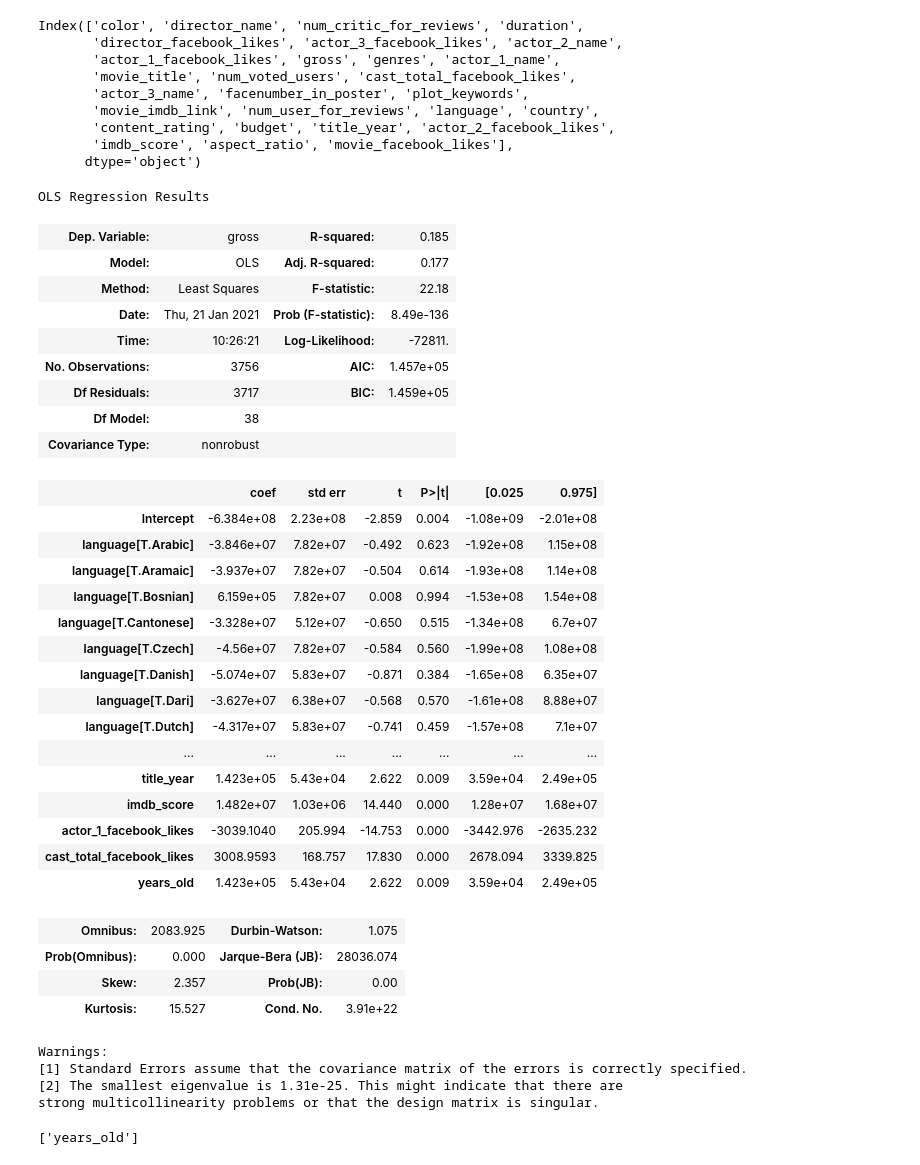
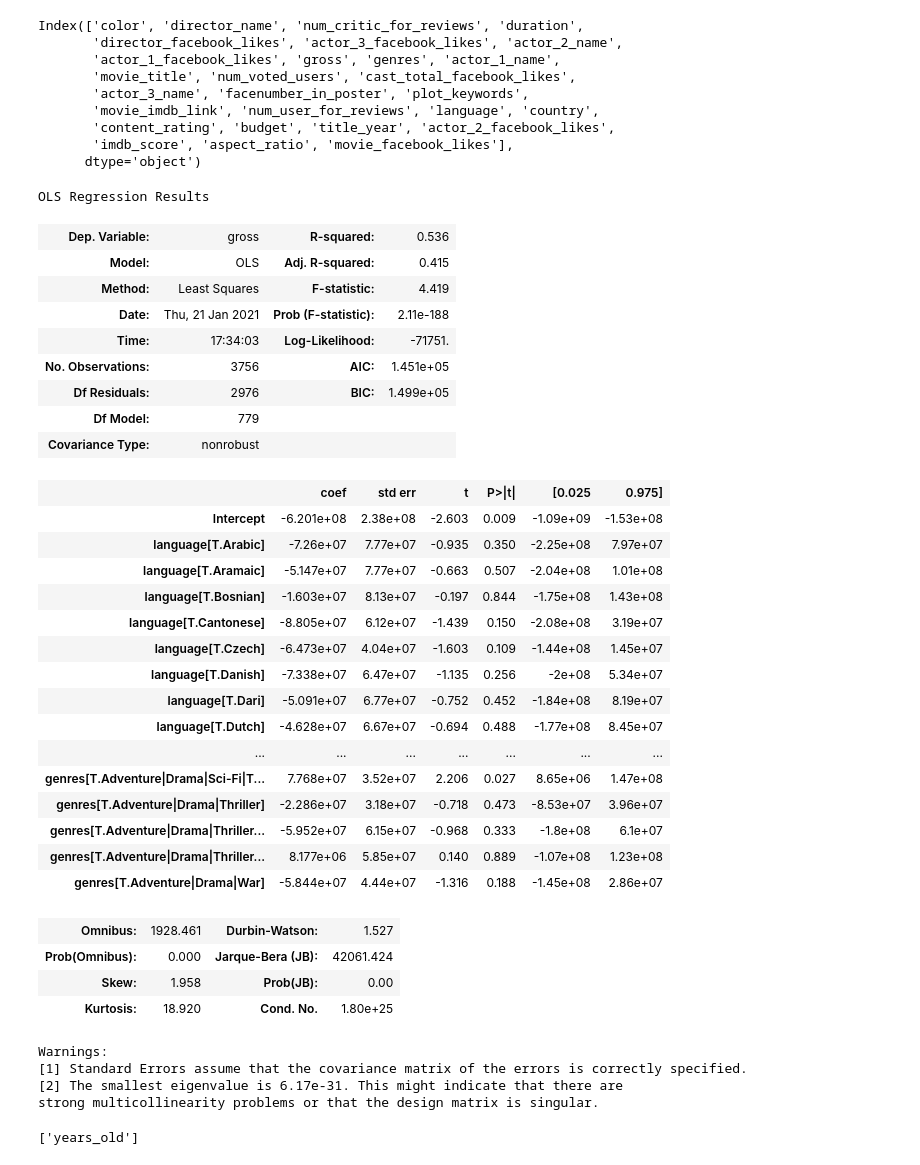
Before and after one commit to Anjical03/nyc-mhtn-ds-120720-lectures, a Jupyter notebook: Phase_2/review/Phase_2_Review.ipynb, the cells around one changed output. Drawn from its saved outputs; the diff is of its cells as text; code cells hidden in the pictures.

```diff
--- a/Phase_2/review/Phase_2_Review.ipynb
+++ b/Phase_2/review/Phase_2_Review.ipynb
@@ -238,42 +245,42 @@ df['years_old'] = 2021 - df['years_old']
 # %%
 # your answer here
 from statsmodels.formula.api import ols
 
-movie_model = ols(formula='gross~budget+title_year+imdb_score+actor_1_facebook_likes+cast_total_facebook_likes+language+years_old', data=clean_df).fit()
+movie_model = ols(formula='gross~budget+title_year+imdb_score+actor_1_facebook_likes+cast_total_facebook_likes+language+years_old+genres', data=clean_df).fit()
 movie_model.summary() #alpha can be changed by setting alpha = in the paranthesis here
 # %% [output]
 OLS Regression Results
-| Dep. Variable: | gross | R-squared: | 0.185 |
-| Model: | OLS | Adj. R-squared: | 0.177 |
-| Method: | Least Squares | F-statistic: | 22.18 |
-| Date: | Thu, 21 Jan 2021 | Prob (F-statistic): | 8.49e-136 |
-| Time: | 10:26:21 | Log-Likelihood: | -72811. |
-| No. Observations: | 3756 | AIC: | 1.457e+05 |
-| Df Residuals: | 3717 | BIC: | 1.459e+05 |
-| Df Model: | 38 |  |  |
+| Dep. Variable: | gross | R-squared: | 0.536 |
+| Model: | OLS | Adj. R-squared: | 0.415 |
+| Method: | Least Squares | F-statistic: | 4.419 |
+| Date: | Thu, 21 Jan 2021 | Prob (F-statistic): | 2.11e-188 |
+| Time: | 17:34:03 | Log-Likelihood: | -71751. |
+| No. Observations: | 3756 | AIC: | 1.451e+05 |
+| Df Residuals: | 2976 | BIC: | 1.499e+05 |
+| Df Model: | 779 |  |  |
 | Covariance Type: | nonrobust |  |  |
 |  | coef | std err | t | P>|t| | [0.025 | 0.975] |
-| Intercept | -6.384e+08 | 2.23e+08 | -2.859 | 0.004 | -1.08e+09 | -2.01e+08 |
-| language[T.Arabic] | -3.846e+07 | 7.82e+07 | -0.492 | 0.623 | -1.92e+08 | 1.15e+08 |
-| language[T.Aramaic] | -3.937e+07 | 7.82e+07 | -0.504 | 0.614 | -1.93e+08 | 1.14e+08 |
-| language[T.Bosnian] | 6.159e+05 | 7.82e+07 | 0.008 | 0.994 | -1.53e+08 | 1.54e+08 |
-| language[T.Cantonese] | -3.328e+07 | 5.12e+07 | -0.650 | 0.515 | -1.34e+08 | 6.7e+07 |
-| language[T.Czech] | -4.56e+07 | 7.82e+07 | -0.584 | 0.560 | -1.99e+08 | 1.08e+08 |
-| language[T.Danish] | -5.074e+07 | 5.83e+07 | -0.871 | 0.384 | -1.65e+08 | 6.35e+07 |
-| language[T.Dari] | -3.627e+07 | 6.38e+07 | -0.568 | 0.570 | -1.61e+08 | 8.88e+07 |
-| language[T.Dutch] | -4.317e+07 | 5.83e+07 | -0.741 | 0.459 | -1.57e+08 | 7.1e+07 |
+| Intercept | -6.201e+08 | 2.38e+08 | -2.603 | 0.009 | -1.09e+09 | -1.53e+08 |
+| language[T.Arabic] | -7.26e+07 | 7.77e+07 | -0.935 | 0.350 | -2.25e+08 | 7.97e+07 |
+| language[T.Aramaic] | -5.147e+07 | 7.77e+07 | -0.663 | 0.507 | -2.04e+08 | 1.01e+08 |
+| language[T.Bosnian] | -1.603e+07 | 8.13e+07 | -0.197 | 0.844 | -1.75e+08 | 1.43e+08 |
+| language[T.Cantonese] | -8.805e+07 | 6.12e+07 | -1.439 | 0.150 | -2.08e+08 | 3.19e+07 |
+| language[T.Czech] | -6.473e+07 | 4.04e+07 | -1.603 | 0.109 | -1.44e+08 | 1.45e+07 |
+| language[T.Danish] | -7.338e+07 | 6.47e+07 | -1.135 | 0.256 | -2e+08 | 5.34e+07 |
+| language[T.Dari] | -5.091e+07 | 6.77e+07 | -0.752 | 0.452 | -1.84e+08 | 8.19e+07 |
+| language[T.Dutch] | -4.628e+07 | 6.67e+07 | -0.694 | 0.488 | -1.77e+08 | 8.45e+07 |
 | ... | ... | ... | ... | ... | ... | ... |
-| title_year | 1.423e+05 | 5.43e+04 | 2.622 | 0.009 | 3.59e+04 | 2.49e+05 |
-| imdb_score | 1.482e+07 | 1.03e+06 | 14.440 | 0.000 | 1.28e+07 | 1.68e+07 |
-| actor_1_facebook_likes | -3039.1040 | 205.994 | -14.753 | 0.000 | -3442.976 | -2635.232 |
-| cast_total_facebook_likes | 3008.9593 | 168.757 | 17.830 | 0.000 | 2678.094 | 3339.825 |
-| years_old | 1.423e+05 | 5.43e+04 | 2.622 | 0.009 | 3.59e+04 | 2.49e+05 |
+| genres[T.Adventure|Drama|Sci-Fi|T... | 7.768e+07 | 3.52e+07 | 2.206 | 0.027 | 8.65e+06 | 1.47e+08 |
+| genres[T.Adventure|Drama|Thriller] | -2.286e+07 | 3.18e+07 | -0.718 | 0.473 | -8.53e+07 | 3.96e+07 |
+| genres[T.Adventure|Drama|Thriller... | -5.952e+07 | 6.15e+07 | -0.968 | 0.333 | -1.8e+08 | 6.1e+07 |
+| genres[T.Adventure|Drama|Thriller... | 8.177e+06 | 5.85e+07 | 0.140 | 0.889 | -1.07e+08 | 1.23e+08 |
+| genres[T.Adventure|Drama|War] | -5.844e+07 | 4.44e+07 | -1.316 | 0.188 | -1.45e+08 | 2.86e+07 |
-| Omnibus: | 2083.925 | Durbin-Watson: | 1.075 |
-| Prob(Omnibus): | 0.000 | Jarque-Bera (JB): | 28036.074 |
-| Skew: | 2.357 | Prob(JB): | 0.00 |
-| Kurtosis: | 15.527 | Cond. No. | 3.91e+22 |
+| Omnibus: | 1928.461 | Durbin-Watson: | 1.527 |
+| Prob(Omnibus): | 0.000 | Jarque-Bera (JB): | 42061.424 |
+| Skew: | 1.958 | Prob(JB): | 0.00 |
+| Kurtosis: | 18.920 | Cond. No. | 1.80e+25 |
 Warnings:
 [1] Standard Errors assume that the covariance matrix of the errors is correctly specified.
-[2] The smallest eigenvalue is 1.31e-25. This might indicate that there are
+[2] The smallest eigenvalue is 6.17e-31. This might indicate that there are
 strong multicollinearity problems or that the design matrix is singular.
 # %%
```
Also changed, not shown: parts of 16 cells of this notebook, 4 other files.
